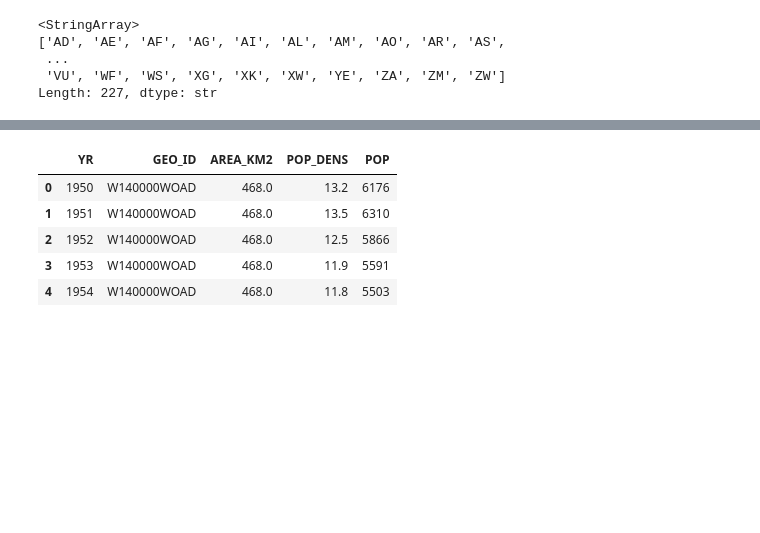
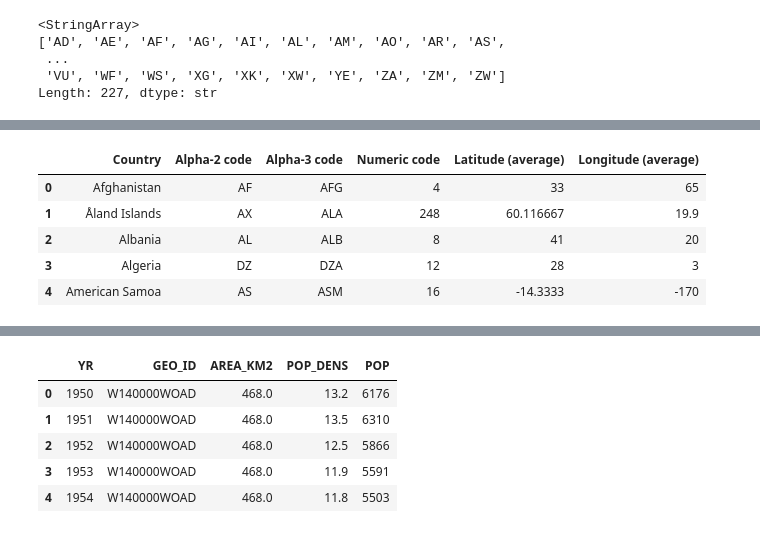
Before and after one commit to Flx232/Census-Dashboard, a Jupyter notebook: exploratory.ipynb, the cells around one changed output, grey strips where cells are left out. Cells and saved outputs as stored; diff of their text form; code cells hidden in the pictures; blank space fills up the shorter version.

```diff
--- a/exploratory.ipynb
+++ b/exploratory.ipynb
@@ -87,0 +115,15 @@ idb5yr_nation.dropna(subset=['COUNTRY'], inplace=True)
+# %%
+cc_cn = pd.read_csv('data/countries_codes_and_coordinates.csv')
+cc_cn.replace(r'"', '', regex=True, inplace=True)
+cc_cn['Country'] = cc_cn['Country'].str.strip()
+cc_cn['Alpha-2 code'] = cc_cn['Alpha-2 code'].str.strip()
+cc_cn['Alpha-3 code'] = cc_cn['Alpha-3 code'].str.strip()
+# %%
+cc_cn.head()
+# %% [output]
+|  | Country | Alpha-2 code | Alpha-3 code | Numeric code | Latitude (average) | Longitude (average) |
+| 0 | Afghanistan | AF | AFG | 4 | 33 | 65 |
+| 1 | Åland Islands | AX | ALA | 248 | 60.116667 | 19.9 |
+| 2 | Albania | AL | ALB | 8 | 41 | 20 |
+| 3 | Algeria | DZ | DZA | 12 | 28 | 3 |
+| 4 | American Samoa | AS | ASM | 16 | -14.3333 | -170 |
```
Also changed, not shown: parts of 21 cells of this notebook, 5 other files.
